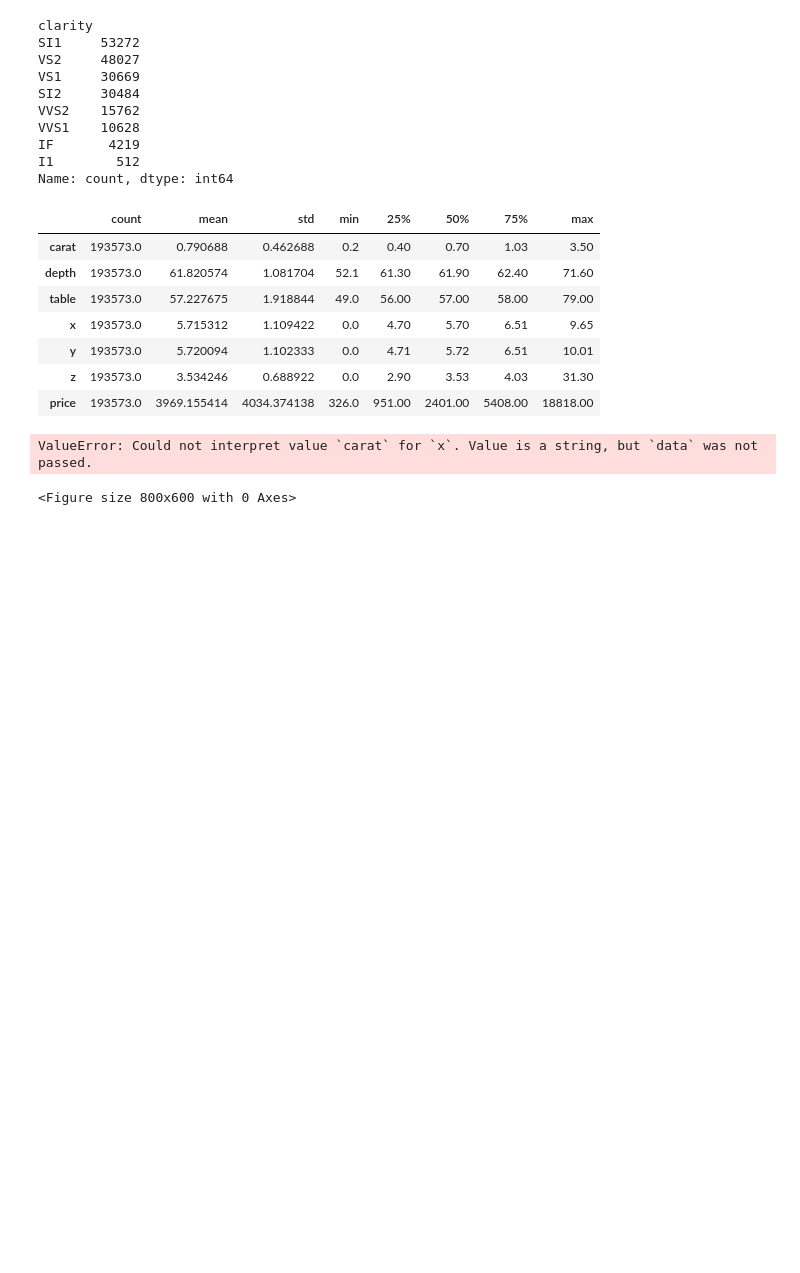
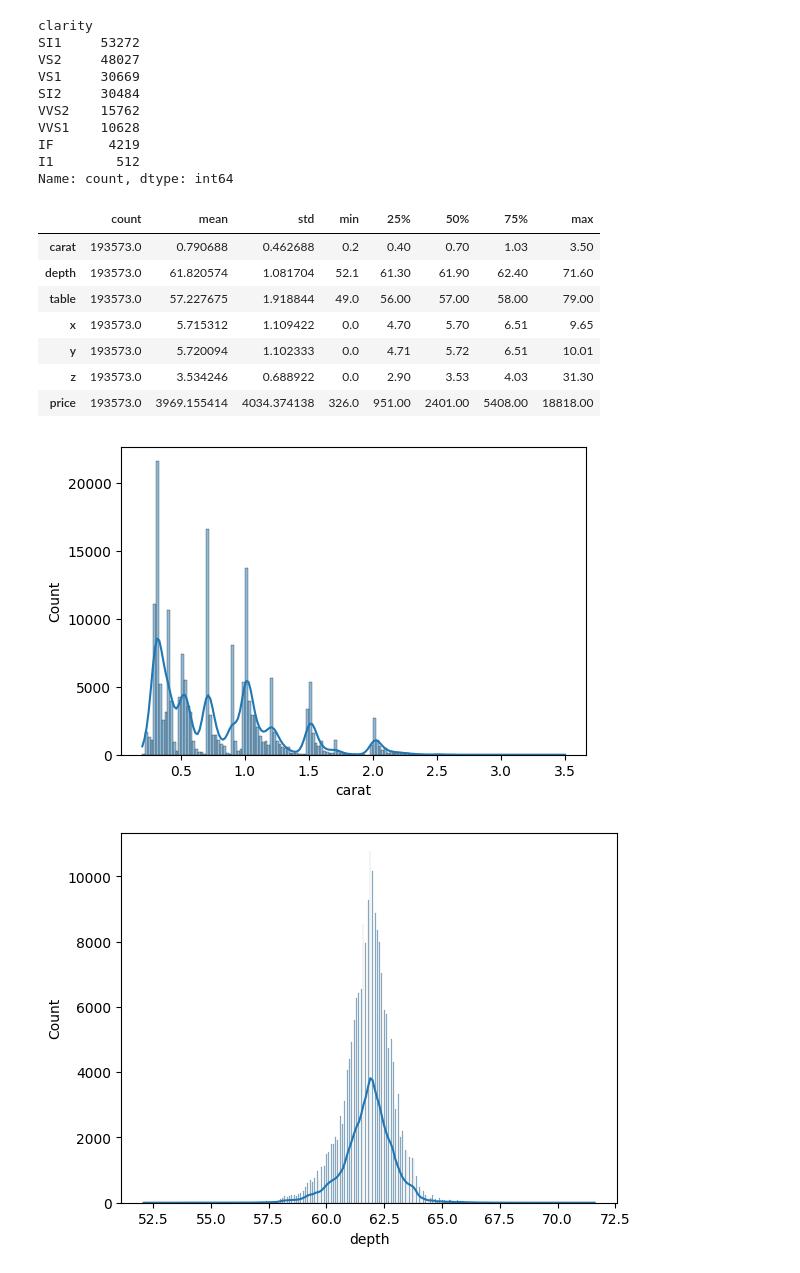
Before and after one commit to Sakshi25490/ML_ENT_Project_1.2, a Jupyter notebook: notebooks/research.ipynb, the cells around one changed output. Cells and saved outputs as stored; diff of their text form; code cells hidden in the pictures; blank space fills up the shorter version.

```diff
--- a/notebooks/research.ipynb
+++ b/notebooks/research.ipynb
@@ -169,14 +169,14 @@ df1[numerical_columns].describe().T
 # %%
 import seaborn as sns
 import matplotlib.pyplot as plt
-plt.figure(figsize=(8,6))
+plt.figure(figsize=(6,4))
 
 
 
 for col in numerical_columns:
-    sns.histplot(df1=df1,x=col,kde=True)
+    sns.histplot(data=df1,x=col,kde=True)
     print("\n")
     plt.show()
 # %% [output]
-ValueError: Could not interpret value `carat` for `x`. Value is a string, but `data` was not passed.
-<Figure size 800x600 with 0 Axes>
+[figure, added]
+[figure, added]
```
Also changed, not shown: parts of 10 cells of this notebook.
